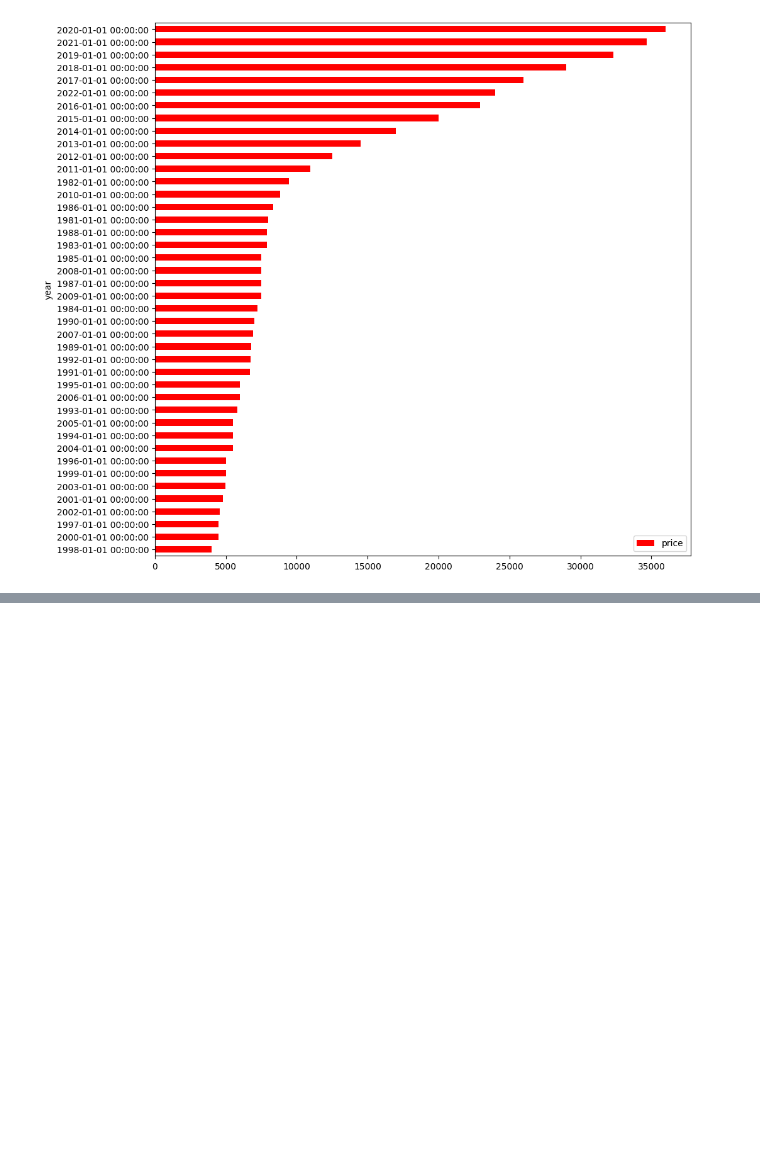
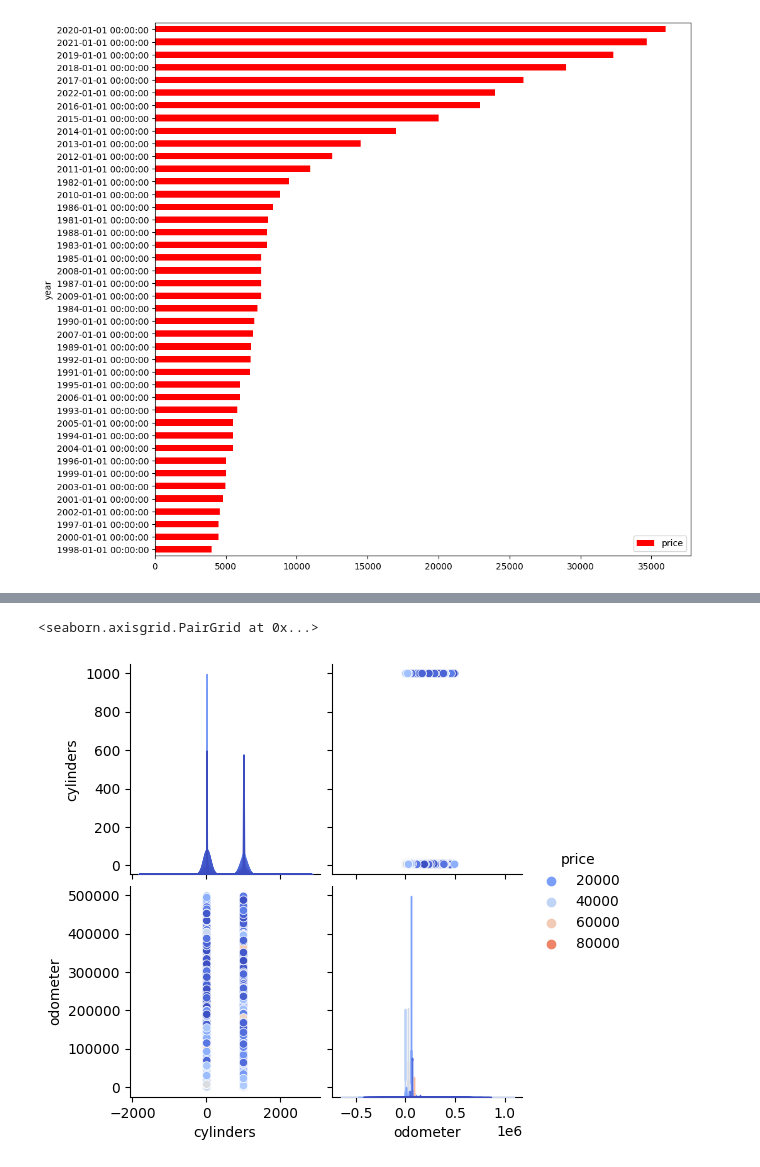
Before and after one commit to olegsher-ds-2025/NayaDS, a Jupyter notebook: used-car.ipynb, the cells around one changed output, grey strips where cells are left out. Saved outputs shown, nothing was run; the diff lists cells and outputs as text; code cells hidden in the pictures; blank space fills up the shorter version.

```diff
--- a/used-car.ipynb
+++ b/used-car.ipynb
@@ -835,0 +842,5 @@ cars.groupby('year')['price'].median().sort_values().plot(kind='barh', figsize=(
+# %%
+sns.pairplot(cars, hue="price", palette="coolwarm")
+# %% [output]
+<seaborn.axisgrid.PairGrid at 0x...>
+[figure, added]
```
Also changed, not shown: parts of 2 cells of this notebook.
